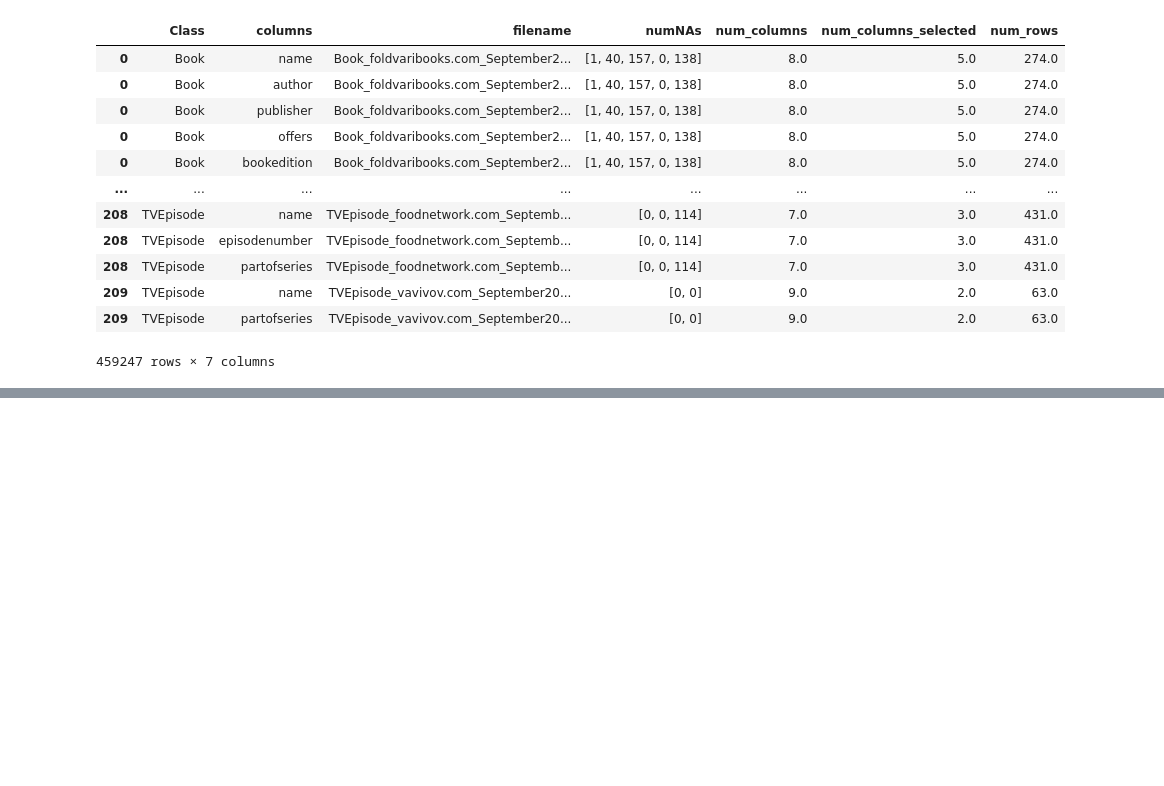
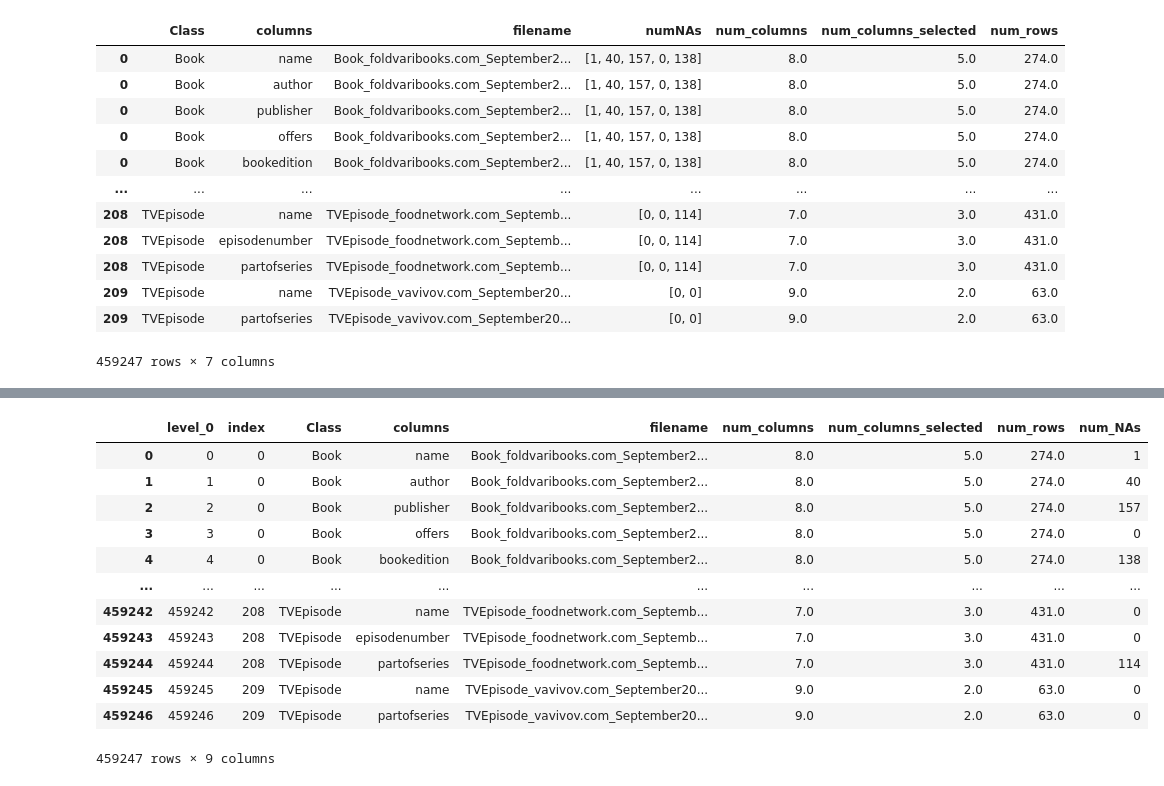
Before and after one commit to NiklasSabel/data_integration_using_deep_learning, a Jupyter notebook: notebooks/Schema/filter_tables_jh.ipynb, the cells around one changed output, grey strips where cells are left out. Saved outputs shown, nothing was run; the diff lists cells and outputs as text; code cells hidden in the pictures; blank space fills up the shorter version.

```diff
--- a/notebooks/Schema/filter_tables_jh.ipynb
+++ b/notebooks/Schema/filter_tables_jh.ipynb
@@ -64,10 +64,10 @@ for file in files:
     numrows = df.shape[0]
     numcolumns = df.shape[1]
     numselcol = df[df.columns[df.columns.isin(setcol)]].shape[1]
-    list_numNAs = list(df[df.columns[df.columns.isin(setcol)]].isnull().sum()
+    list_numNAs = df[df.columns[df.columns.isin(setcol)]].isnull().sum().sum()
     list_col = list(df.columns[df.columns.isin(setcol)])
     books = books.append({'Class':'Book','filename':file,'num_rows':numrows, 'num_columns': numcolumns, 'num_columns_selected':numselcol, 'numNAs': list_numNAs, 'columns':list_col}, ignore_index=True)
-books = books.explode(['columns', 'numNAs'])
+#books = books.explode(['columns', 'numNAs'])
 #books = books.explode('numNAs')
 #books = books[books['columns'].isin(setcol)]
 
@@ -254,6 +259,10 @@ together
 | 209 | TVEpisode | name | TVEpisode_vavivov.com_September20... | [0, 0] | 9.0 | 2.0 | 63.0 | 0 |
 | 209 | TVEpisode | partofseries | TVEpisode_vavivov.com_September20... | [0, 0] | 9.0 | 2.0 | 63.0 | 0 |
 459247 rows × 8 columns
+# %%
+together = together.drop(columns = 'numNAs')
+#together = together.rename(columns={'individual_NAs':'num_NAs'})
+#together.reset_index()
 # %%
 overview_detailed = overview.explode('columns')
 overview_detailed
@@ -275,0 +302,18 @@ overview_detailed.
+# %%
+#together = together.reset_index()
+together.drop(columns=['level_0'])
+together
+# %% [output]
+|  | level_0 | index | Class | columns | filename | num_columns | num_columns_selected | num_rows | num_NAs |
+| 0 | 0 | 0 | Book | name | Book_foldvaribooks.com_September2... | 8.0 | 5.0 | 274.0 | 1 |
+| 1 | 1 | 0 | Book | author | Book_foldvaribooks.com_September2... | 8.0 | 5.0 | 274.0 | 40 |
+| 2 | 2 | 0 | Book | publisher | Book_foldvaribooks.com_September2... | 8.0 | 5.0 | 274.0 | 157 |
+| 3 | 3 | 0 | Book | offers | Book_foldvaribooks.com_September2... | 8.0 | 5.0 | 274.0 | 0 |
+| 4 | 4 | 0 | Book | bookedition | Book_foldvaribooks.com_September2... | 8.0 | 5.0 | 274.0 | 138 |
+| ... | ... | ... | ... | ... | ... | ... | ... | ... | ... |
+| 459242 | 459242 | 208 | TVEpisode | name | TVEpisode_foodnetwork.com_Septemb... | 7.0 | 3.0 | 431.0 | 0 |
+| 459243 | 459243 | 208 | TVEpisode | episodenumber | TVEpisode_foodnetwork.com_Septemb... | 7.0 | 3.0 | 431.0 | 0 |
+| 459244 | 459244 | 208 | TVEpisode | partofseries | TVEpisode_foodnetwork.com_Septemb... | 7.0 | 3.0 | 431.0 | 114 |
+| 459245 | 459245 | 209 | TVEpisode | name | TVEpisode_vavivov.com_September20... | 9.0 | 2.0 | 63.0 | 0 |
+| 459246 | 459246 | 209 | TVEpisode | partofseries | TVEpisode_vavivov.com_September20... | 9.0 | 2.0 | 63.0 | 0 |
+459247 rows × 9 columns
```
Also changed, not shown: parts of 24 cells of this notebook, 9 other files.
